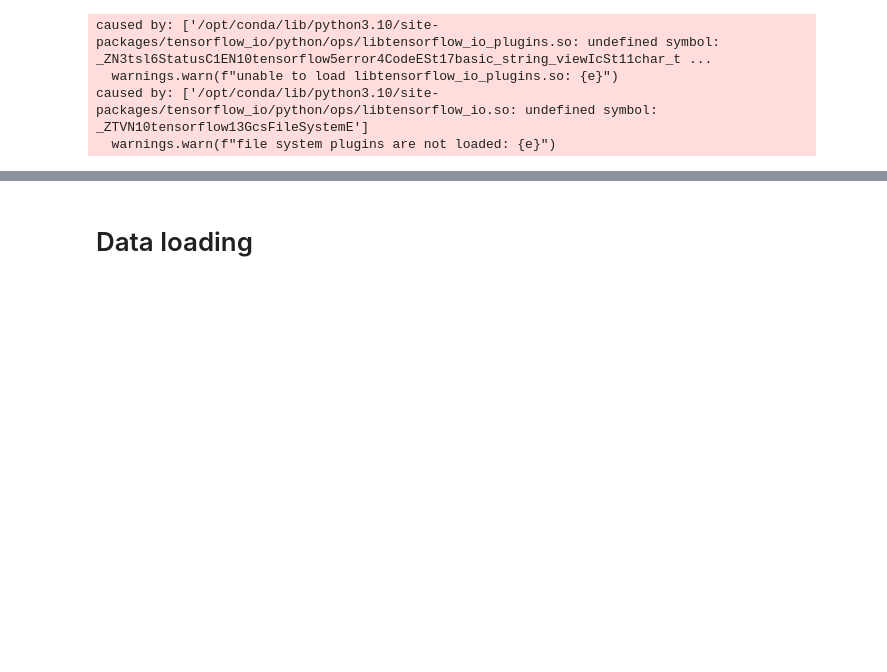
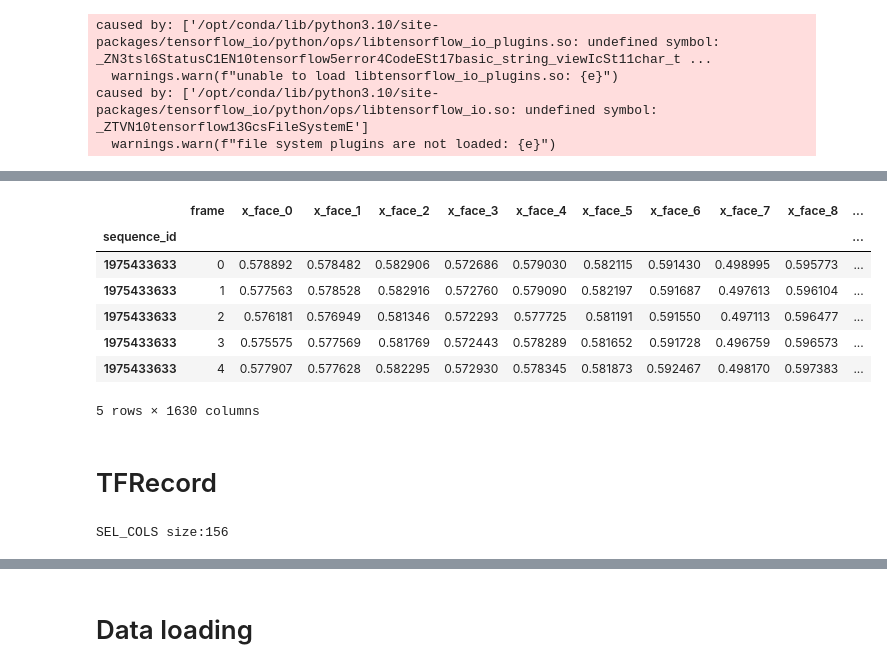
Before and after one commit to akiragm/Kaggle-competitions, a Jupyter notebook: aslfr-a-simple-transformer.ipynb, the cells around one changed output, grey strips where cells are left out. Saved outputs shown, nothing was run; the diff lists cells and outputs as text; code cells hidden in the pictures; blank space fills up the shorter version.

```diff
--- a/aslfr-a-simple-transformer.ipynb
+++ b/aslfr-a-simple-transformer.ipynb
@@ -42,0 +42,43 @@ tf.random.set_seed(seed)
+# %%
+train_landmarks = pd.read_parquet('/kaggle/input/asl-fingerspelling/train_landmarks/1019715464.parquet')
+keys = train_landmarks.keys()[1:]
+train_landmarks.head()
+# %% [output]
+|  | frame | x_face_0 | x_face_1 | x_face_2 | x_face_3 | x_face_4 | x_face_5 | x_face_6 | x_face_7 | x_face_8 | ... |
+| sequence_id |  |  |  |  |  |  |  |  |  |  | ... |
+| 1975433633 | 0 | 0.578892 | 0.578482 | 0.582906 | 0.572686 | 0.579030 | 0.582115 | 0.591430 | 0.498995 | 0.595773 | ... |
+| 1975433633 | 1 | 0.577563 | 0.578528 | 0.582916 | 0.572760 | 0.579090 | 0.582197 | 0.591687 | 0.497613 | 0.596104 | ... |
+| 1975433633 | 2 | 0.576181 | 0.576949 | 0.581346 | 0.572293 | 0.577725 | 0.581191 | 0.591550 | 0.497113 | 0.596477 | ... |
+| 1975433633 | 3 | 0.575575 | 0.577569 | 0.581769 | 0.572443 | 0.578289 | 0.581652 | 0.591728 | 0.496759 | 0.596573 | ... |
+| 1975433633 | 4 | 0.577907 | 0.577628 | 0.582295 | 0.572930 | 0.578345 | 0.581873 | 0.592467 | 0.498170 | 0.597383 | ... |
+5 rows × 1630 columns
+# %% [markdown]
+# TFRecord
+# %%
+LPOSE = [13, 15, 17, 19, 21]
+RPOSE = [14, 16, 18, 20, 22]
+POSE = LPOSE + RPOSE
+
+RHAND_LBLS = [f'x_right_hand_{i}' for i in range(21)] + [f'y_right_hand_{i}' for i in range(21)] + [f'z_right_hand_{i}' for i in range(21)]
+LHAND_LBLS = [ f'x_left_hand_{i}' for i in range(21)] + [ f'y_left_hand_{i}' for i in range(21)] + [ f'z_left_hand_{i}' for i in range(21)]
+POSE_LBLS = [f'x_pose_{i}' for i in POSE] + [f'y_pose_{i}' for i in POSE] + [f'z_pose_{i}' for i in POSE]
+
+X = [f'x_right_hand_{i}' for i in range(21)] + [f'x_left_hand_{i}' for i in range(21)] + [f'x_pose_{i}' for i in POSE]
+Y = [f'y_right_hand_{i}' for i in range(21)] + [f'y_left_hand_{i}' for i in range(21)] + [f'y_pose_{i}' for i in POSE]
+Z = [f'z_right_hand_{i}' for i in range(21)] + [f'z_left_hand_{i}' for i in range(21)] + [f'z_pose_{i}' for i in POSE]
+
+SEL_COLS = X + Y + Z
+FRAME_LEN = 128
+
+X_IDX = [i for i, col in enumerate(SEL_COLS)  if "x_" in col]
+Y_IDX = [i for i, col in enumerate(SEL_COLS)  if "y_" in col]
+Z_IDX = [i for i, col in enumerate(SEL_COLS)  if "z_" in col]
+
+RHAND_IDX = [i for i, col in enumerate(SEL_COLS)  if "right" in col]
+LHAND_IDX = [i for i, col in enumerate(SEL_COLS)  if  "left" in col]
+RPOSE_IDX = [i for i, col in enumerate(SEL_COLS)  if  "pose" in col and int(col[-2:]) in RPOSE]
+LPOSE_IDX = [i for i, col in enumerate(SEL_COLS)  if  "pose" in col and int(col[-2:]) in LPOSE]
+
+print('SEL_COLS size:' + str(len(SEL_COLS)))
+# %% [output]
+SEL_COLS size:156
```
Also changed, not shown: parts of 18 cells of this notebook.
